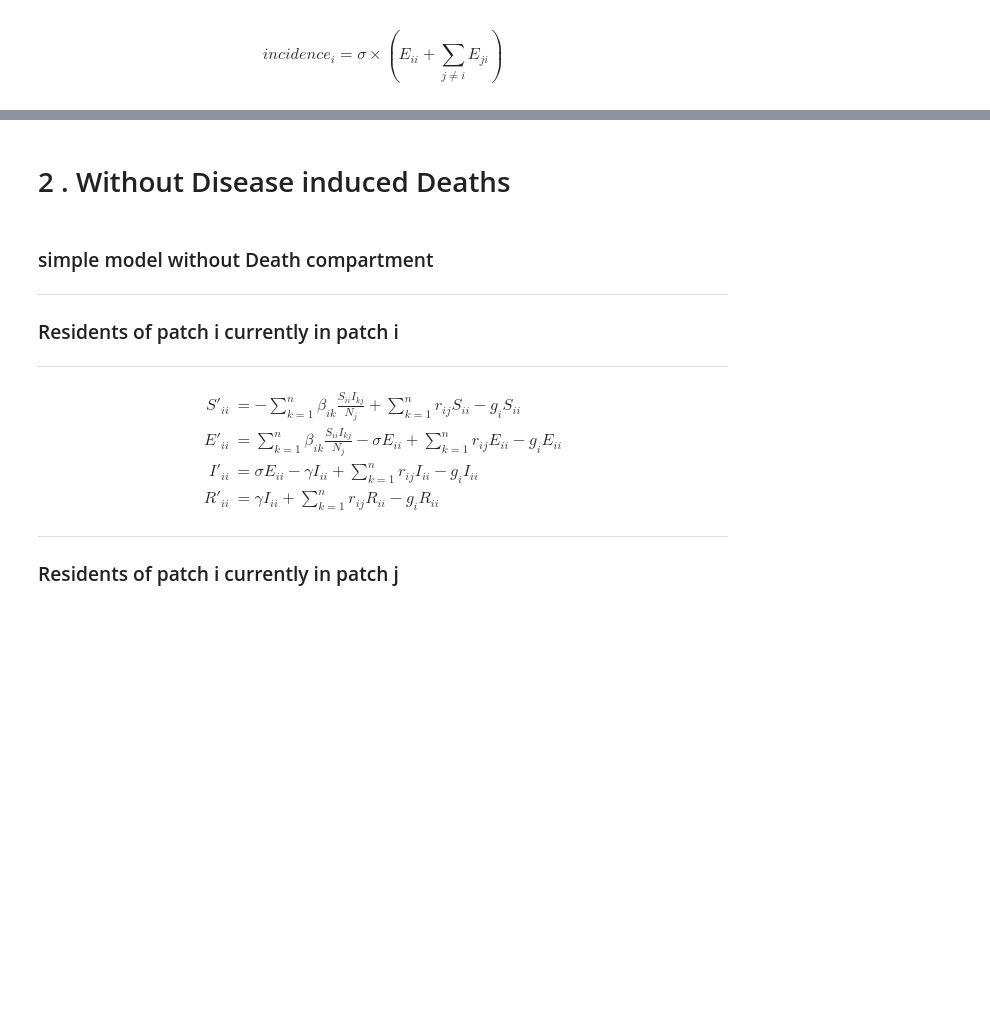
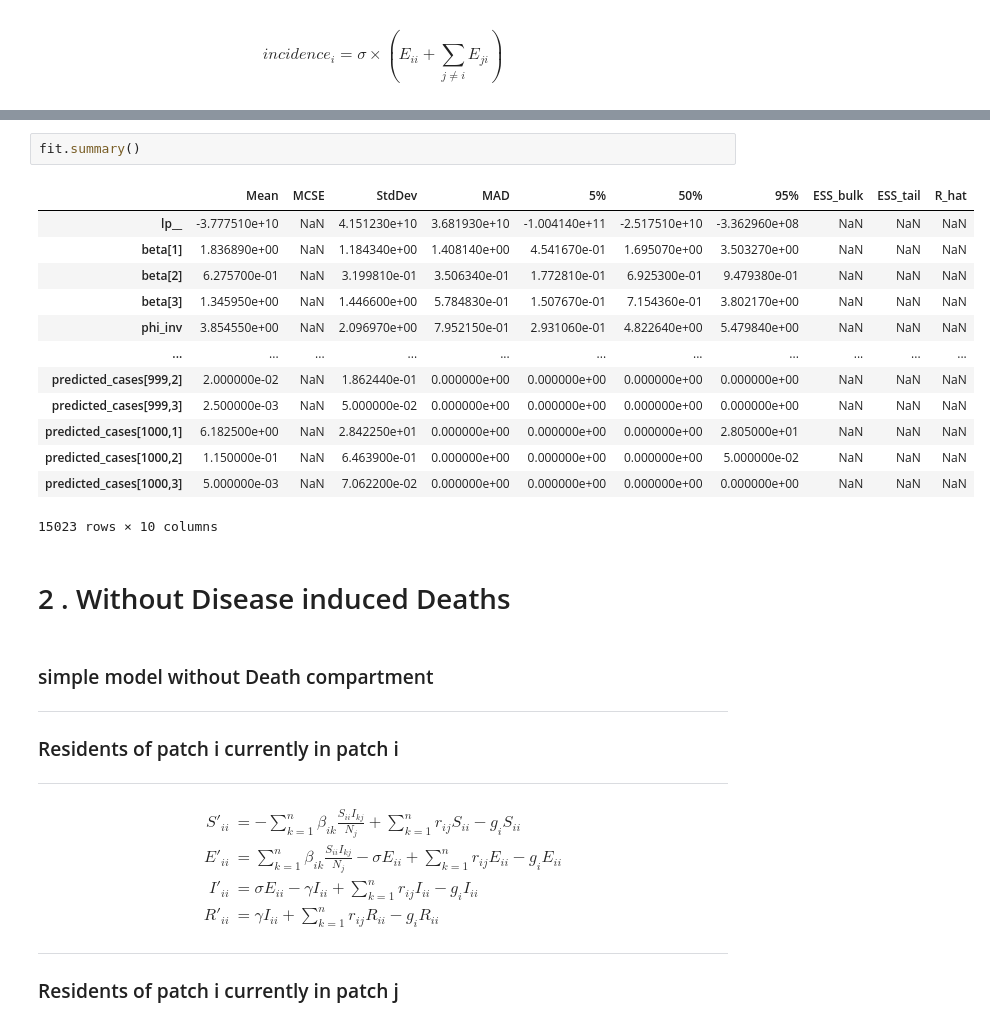
Before and after one commit to Samuelameningayeh/thesis, a Jupyter notebook: newsynthetic.ipynb, the cells around one changed output, grey strips where cells are left out. Cells and saved outputs as stored; diff of their text form; blank space fills up the shorter version.

```diff
--- a/newsynthetic.ipynb
+++ b/newsynthetic.ipynb
@@ -384,6 +420,22 @@ Such high values indicate incomplete mixing and biased estimation.
 You should consider regularizating your model with additional prior information or a more effective parameterization.
 
 Processing complete.
+# %%
+fit.summary()
+# %% [output]
+|  | Mean | MCSE | StdDev | MAD | 5% | 50% | 95% | ESS_bulk | ESS_tail | R_hat |
+| lp__ | -3.777510e+10 | NaN | 4.151230e+10 | 3.681930e+10 | -1.004140e+11 | -2.517510e+10 | -3.362960e+08 | NaN | NaN | NaN |
+| beta[1] | 1.836890e+00 | NaN | 1.184340e+00 | 1.408140e+00 | 4.541670e-01 | 1.695070e+00 | 3.503270e+00 | NaN | NaN | NaN |
+| beta[2] | 6.275700e-01 | NaN | 3.199810e-01 | 3.506340e-01 | 1.772810e-01 | 6.925300e-01 | 9.479380e-01 | NaN | NaN | NaN |
+| beta[3] | 1.345950e+00 | NaN | 1.446600e+00 | 5.784830e-01 | 1.507670e-01 | 7.154360e-01 | 3.802170e+00 | NaN | NaN | NaN |
+| phi_inv | 3.854550e+00 | NaN | 2.096970e+00 | 7.952150e-01 | 2.931060e-01 | 4.822640e+00 | 5.479840e+00 | NaN | NaN | NaN |
+| ... | ... | ... | ... | ... | ... | ... | ... | ... | ... | ... |
+| predicted_cases[999,2] | 2.000000e-02 | NaN | 1.862440e-01 | 0.000000e+00 | 0.000000e+00 | 0.000000e+00 | 0.000000e+00 | NaN | NaN | NaN |
+| predicted_cases[999,3] | 2.500000e-03 | NaN | 5.000000e-02 | 0.000000e+00 | 0.000000e+00 | 0.000000e+00 | 0.000000e+00 | NaN | NaN | NaN |
+| predicted_cases[1000,1] | 6.182500e+00 | NaN | 2.842250e+01 | 0.000000e+00 | 0.000000e+00 | 0.000000e+00 | 2.805000e+01 | NaN | NaN | NaN |
+| predicted_cases[1000,2] | 1.150000e-01 | NaN | 6.463900e-01 | 0.000000e+00 | 0.000000e+00 | 0.000000e+00 | 5.000000e-02 | NaN | NaN | NaN |
+| predicted_cases[1000,3] | 5.000000e-03 | NaN | 7.062200e-02 | 0.000000e+00 | 0.000000e+00 | 0.000000e+00 | 0.000000e+00 | NaN | NaN | NaN |
+15023 rows × 10 columns
 # %% [markdown]
 # 2 . Without Disease induced Deaths
 # %% [markdown]
```
Also changed, not shown: parts of 2 cells of this notebook, 2 other files.
